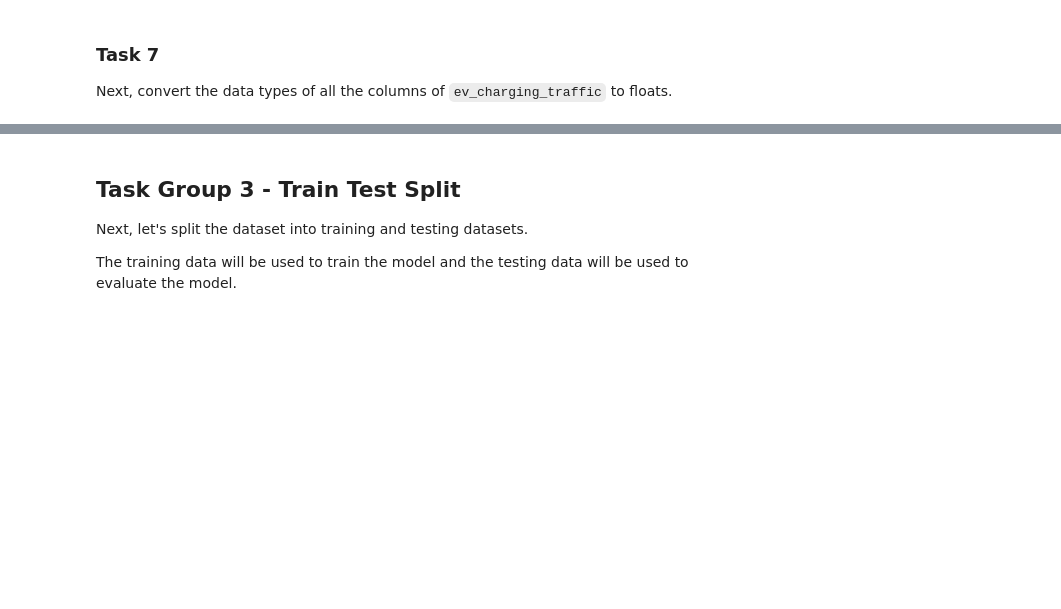
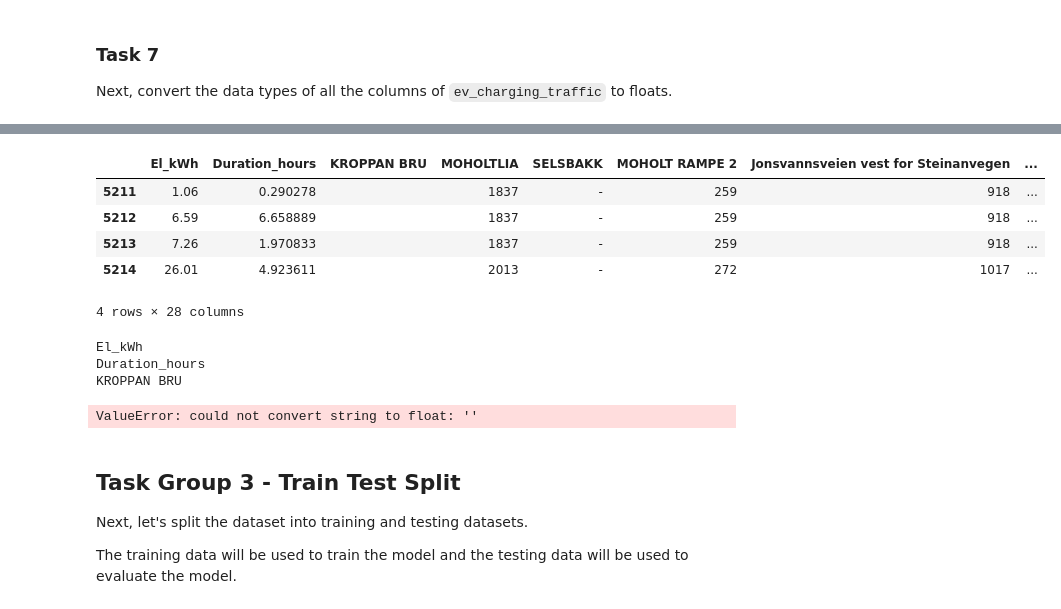
Before and after one commit to R0go/EV-Charging-Loads, a Jupyter notebook: ResidentialEV.ipynb, the cells around one changed output, grey strips where cells are left out. Cells and saved outputs as stored; diff of their text form; code cells hidden in the pictures; blank space fills up the shorter version.

```diff
--- a/ResidentialEV.ipynb
+++ b/ResidentialEV.ipynb
@@ -136,3 +181,9 @@ Replace `,` with `.` in these three columns.
 ### Task 7
 
 Next, convert the data types of all the columns of `ev_charging_traffic` to floats.
+# %%
+weekday_ohe = pd.get_dummies(ev_charging_traffic_hourly.weekdays_plugin, drop_first=False)
+month_ohe = pd.get_dummies(ev_charging_traffic_hourly.month_plugin, drop_first=False)
+ev_charging_traffic_hourly = ev_charging_traffic_hourly.join([month_ohe, weekday_ohe])
+ev_charging_traffic_hourly.drop(columns=['month_plugin', 'weekdays_plugin'], inplace=True)
+ev_charging_traffic_hourly.info()
@@ -138,0 +212,3 @@ Next, convert the data types of all the columns of `ev_charging_traffic` to floa
+# %%
+ev_charging_traffic_hourly['User_private'] = np.where(ev_charging_traffic_hourly['User_type'] == 'Private', 1.0, 0.0)
+ev_charging_traffic_hourly.drop(columns=['User_type'], inplace=True)
@@ -139,3 +235,27 @@ Next, convert the data types of all the columns of `ev_charging_traffic` to floa
+# %%
+ev_charging_traffic_hourly['KROPPAN BRU'] = ev_charging_traffic_hourly['KROPPAN BRU'].str.replace('-', 0)
+
+ev_charging_traffic_hourly['check'] = ev_charging_traffic_hourly['KROPPAN BRU'].str.match('[0-9]')
+# %%
+ev_charging_traffic_hourly[ev_charging_traffic_hourly['check'] == False]
+# %% [output]
+|  | El_kWh | Duration_hours | KROPPAN BRU | MOHOLTLIA | SELSBAKK | MOHOLT RAMPE 2 | Jonsvannsveien vest for Steinanvegen | ... |
+| 5211 | 1.06 | 0.290278 |  | 1837 | - | 259 | 918 | ... |
+| 5212 | 6.59 | 6.658889 |  | 1837 | - | 259 | 918 | ... |
+| 5213 | 7.26 | 1.970833 |  | 1837 | - | 259 | 918 | ... |
+| 5214 | 26.01 | 4.923611 |  | 2013 | - | 272 | 1017 | ... |
+4 rows × 28 columns
+# %%
+for column in ev_charging_traffic_hourly.columns:
+    print(column)
+    ev_charging_traffic_hourly[column] = ev_charging_traffic_hourly[column].astype(float)
+
+ev_charging_traffic_hourly.head()
+# %% [output]
+El_kWh
+Duration_hours
+KROPPAN BRU
+ValueError: could not convert string to float: ''
 # %% [markdown]
 ## Task Group 3 - Train Test Split
 
```
Also changed, not shown: parts of 6 cells of this notebook.
